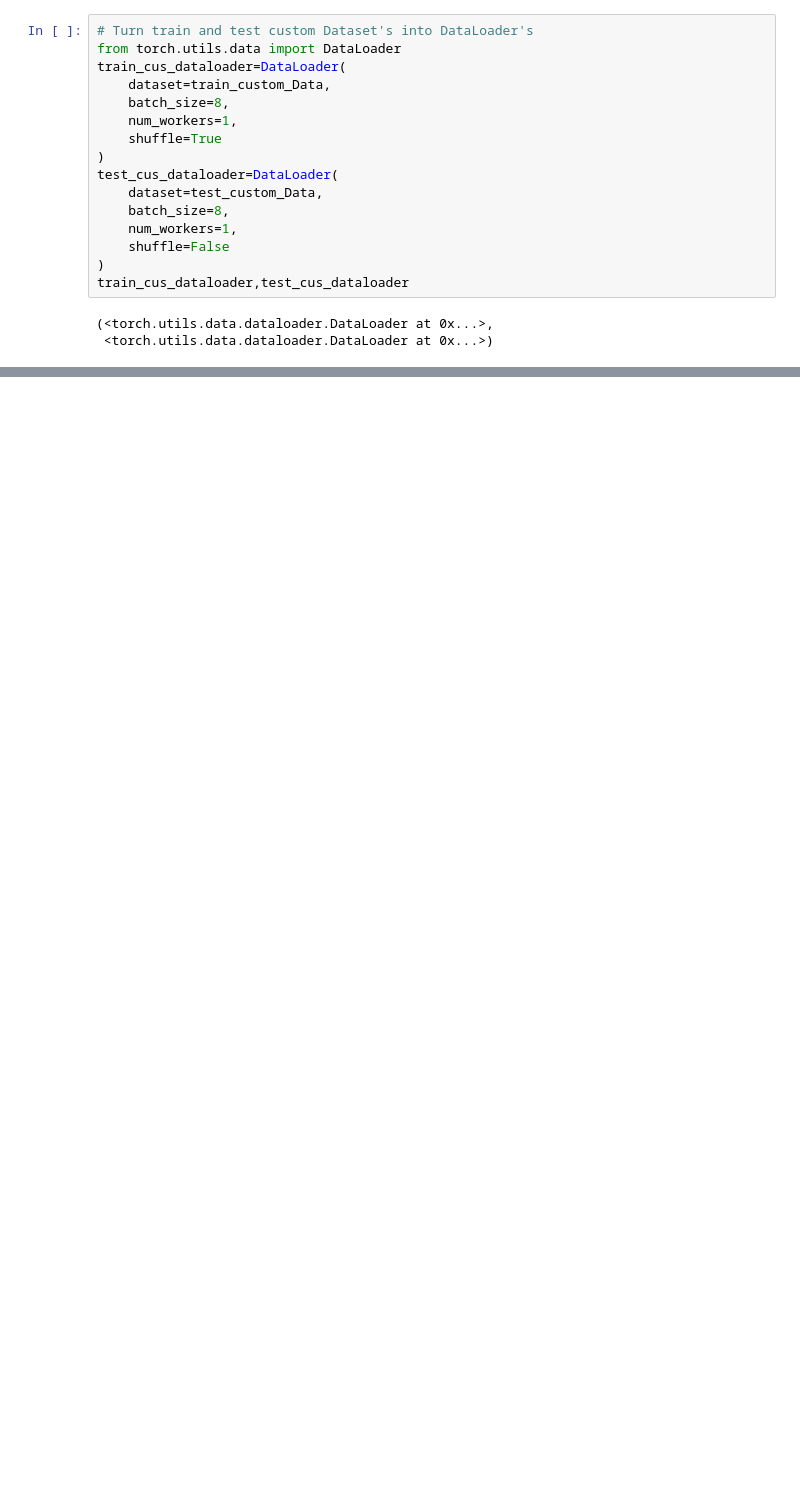
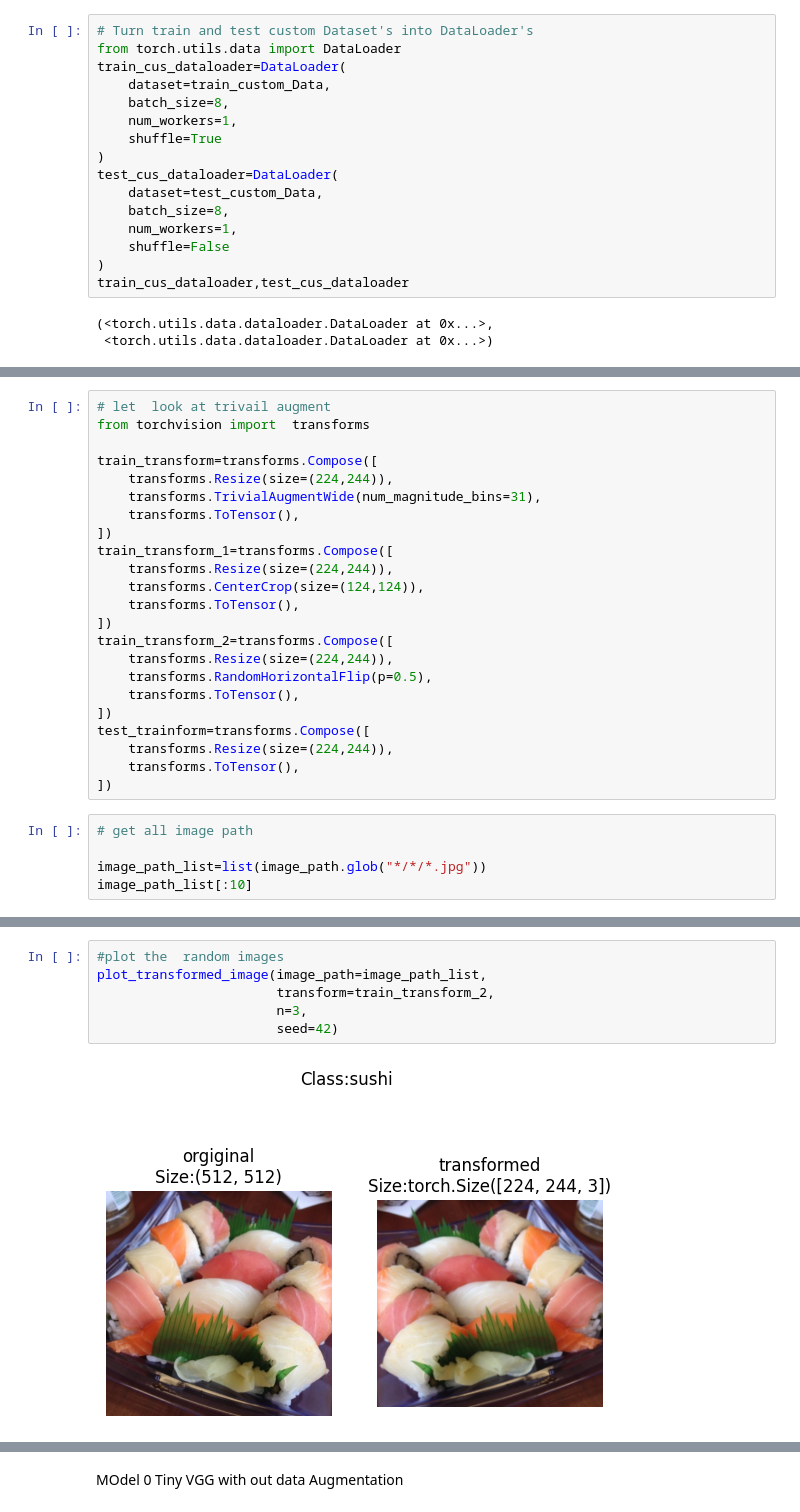
Before and after one commit to saim9211/DeepLearning, a Jupyter notebook: 04_pytorch_custom_dataset.ipynb, the cells around one changed output, grey strips where cells are left out. Cells and saved outputs as stored; diff of their text form; blank space fills up the shorter version.

Commit message:
simple_transformation,dataset,dataloader

```diff
--- a/04_pytorch_custom_dataset.ipynb
+++ b/04_pytorch_custom_dataset.ipynb
@@ -627,0 +638,28 @@ plt.axis(False)
+# %%
+# let  look at trivail augment
+from torchvision import  transforms
+
+train_transform=transforms.Compose([
+    transforms.Resize(size=(224,244)),
+    transforms.TrivialAugmentWide(num_magnitude_bins=31),
+    transforms.ToTensor(),
+])
+train_transform_1=transforms.Compose([
+    transforms.Resize(size=(224,244)),
+    transforms.CenterCrop(size=(124,124)),
+    transforms.ToTensor(),
+])
+train_transform_2=transforms.Compose([
+    transforms.Resize(size=(224,244)),
+    transforms.RandomHorizontalFlip(p=0.5),
+    transforms.ToTensor(),
+])
+test_trainform=transforms.Compose([
+    transforms.Resize(size=(224,244)),
+    transforms.ToTensor(),
+])
+# %%
+# get all image path
+
+image_path_list=list(image_path.glob("*/*/*.jpg"))
+image_path_list[:10]
@@ -627,0 +677,8 @@ plt.axis(False)
+# %%
+#plot the  random images
+plot_transformed_image(image_path=image_path_list,
+                       transform=train_transform_2,
+                       n=3,
+                       seed=42)
+# %% [output]
+[figure, added]
@@ -627,0 +687,2 @@ plt.axis(False)
+# %% [markdown]
+MOdel 0 Tiny VGG with out data Augmentation
```
Also changed, not shown: parts of 15 cells of this notebook.
